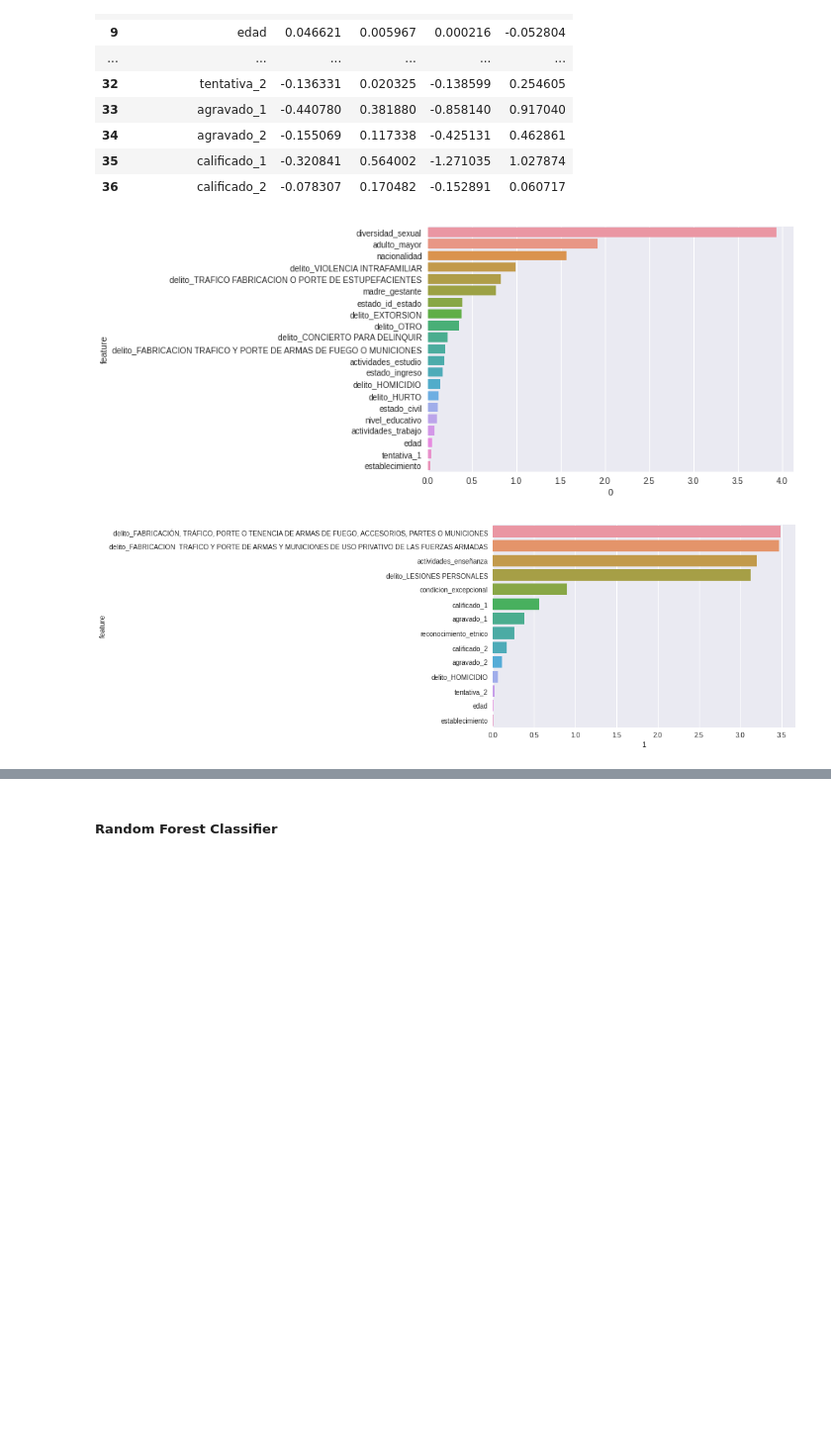
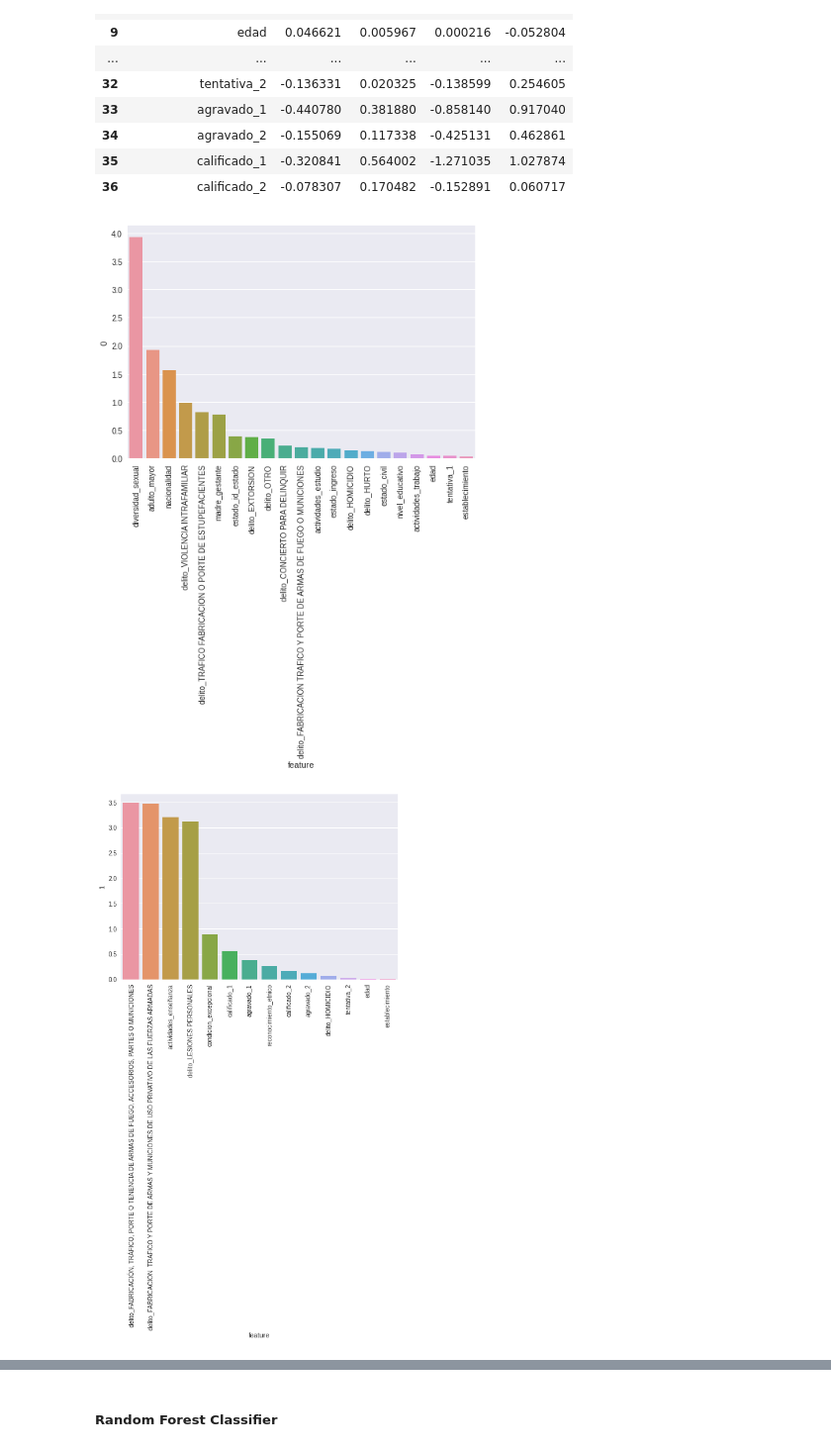
Before and after one commit to dehoyosb/MinJusticia_team77_DS4A_Project, a Jupyter notebook: app/unsupervised_learning_daniel.ipynb, the cells around one changed output, grey strips where cells are left out. Shown at 99% size. Saved outputs shown, nothing was run; the diff lists cells and outputs as text; code cells hidden in the pictures; blank space fills up the shorter version.

```diff
--- a/app/unsupervised_learning_daniel.ipynb
+++ b/app/unsupervised_learning_daniel.ipynb
@@ -804,7 +804,7 @@ for k in clusters:
         c_idx = c_labels == k
         d_ck = data_enc[c_idx]
         center = gmm.means_[k]
-        wss += ((d_ck - center) ** 2).sum()
+        wss += ((d_ck - center) ** 2).sum(1).sum()
     wss_list.append(wss)
 
 # plotting
@@ -985,9 +985,10 @@ lg_coeffs
 # %%
 for i in range(4):
     d_cluster = lg_coeffs.sort_values(by=i, ascending = False)
     d_cluster = d_cluster[d_cluster[i] > 0]
     plt.figure(i)
-    sns.barplot(x=i, y="feature" , data=d_cluster)
+    sns.barplot(x="feature", y=i , data=d_cluster)
+    plt.xticks(rotation=90)
 # %% [output]
-[figure, old version]
+[figure, new version]
-[figure, old version]
+[figure, new version]
```
Also changed, not shown: parts of 2 cells of this notebook.
